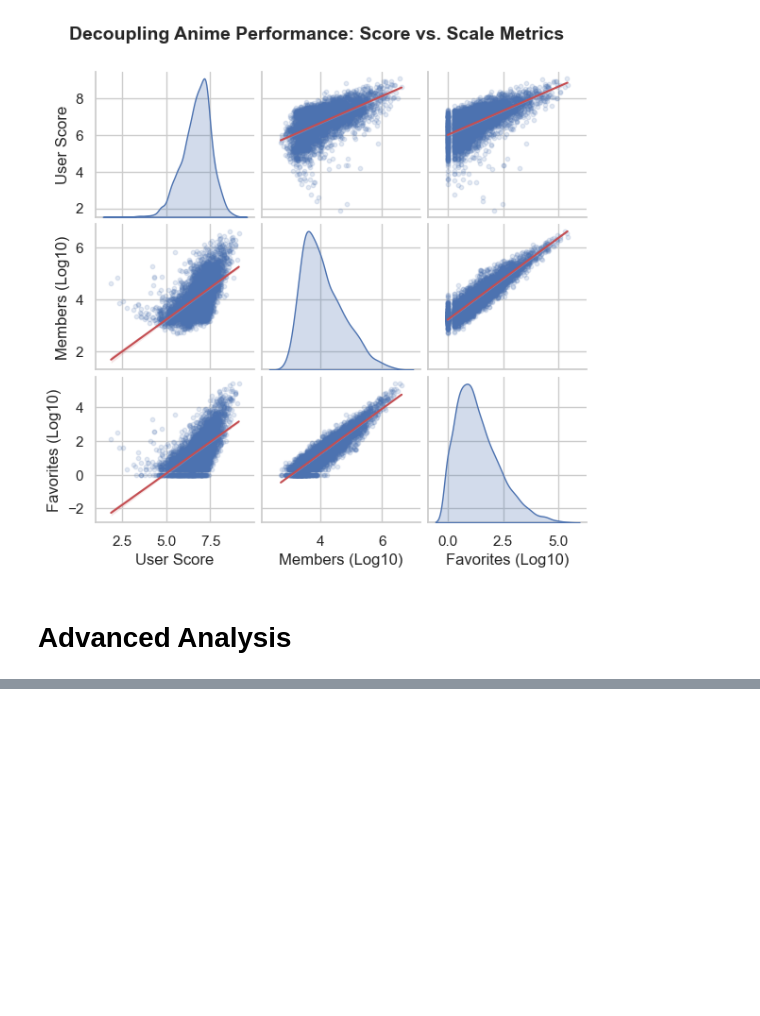
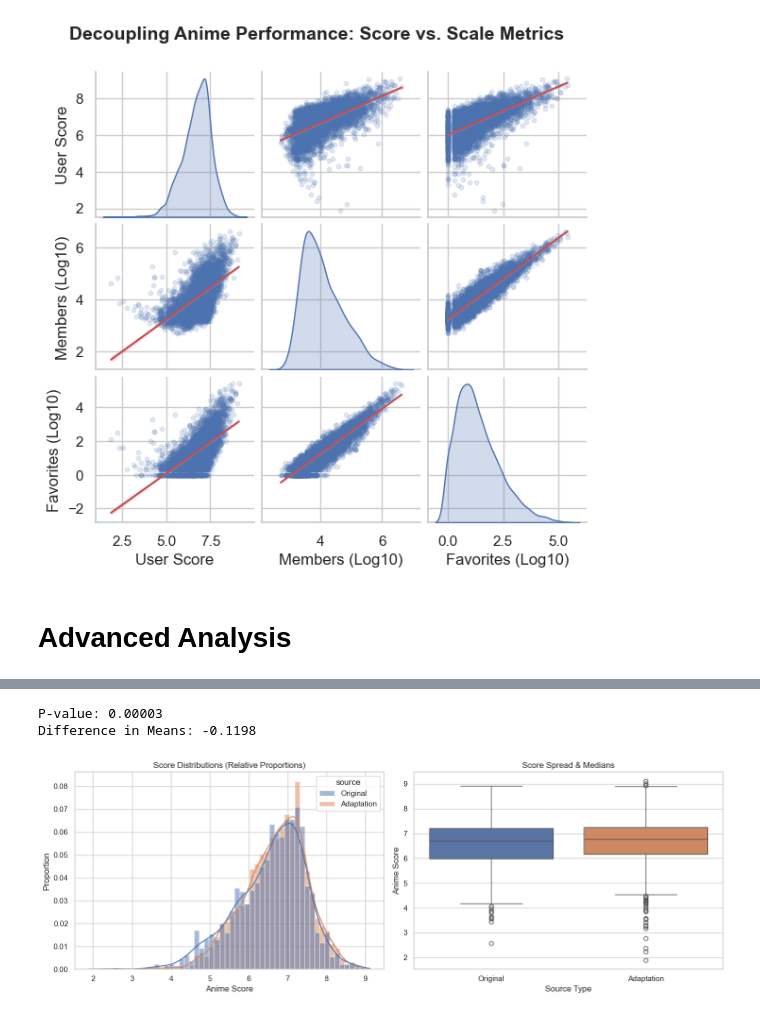
Before and after one commit to AZysk0/anime-data-analysis, a Jupyter notebook: anime_analysis_tasks.ipynb, the cells around one changed output, grey strips where cells are left out. Cells and saved outputs as stored; diff of their text form; code cells hidden in the pictures; blank space fills up the shorter version.

```diff
--- a/anime_analysis_tasks.ipynb
+++ b/anime_analysis_tasks.ipynb
@@ -938,0 +937,65 @@ underrated_anime
+# %%
+# 30. Analyze whether Originals or Adaptations score higher.
+originals_score = (
+    anime_df
+    .query('source == "Original"')['score']
+    .dropna()
+)
+
+adaptations_score = (
+    anime_df
+    .query('source != "Original"')['score']
+    .dropna()
+)
+
+# H0: originals and adaptations means are equal
+# H1: not equal
+
+# sns.histplot(anime_df, x='score', hue=anime_df['source'].apply(lambda x: 'Original' if x == 'Original' else 'Adaptation'))  # original-adaptation
+
+source_binarized = (
+    anime_df[['source', 'score']]
+    .assign(source=lambda df_step: np.where(df_step['source'] == 'Original', 'Original', 'Adaptation'))
+    .dropna()
+)
+
+originals = source_binarized[source_binarized['source'] == 'Original']['score']
+adaptations = source_binarized[source_binarized['source'] == 'Adaptation']['score']
+t_stat, p_value = stats.ttest_ind(originals, adaptations, equal_var=False)
+
+print(f"P-value: {p_value:.5f}")
+print(f"Difference in Means: {originals.mean() - adaptations.mean():.4f}")
+
+fig, axes = plt.subplots(1, 2, figsize=(14, 5))
+
+sns.histplot(
+    data=source_binarized,
+    x='score',
+    hue='source',
+    kde=True,
+    stat="proportion",
+    common_norm=False,
+    ax=axes[0]
+)
+axes[0].set_title('Score Distributions (Relative Proportions)')
+axes[0].set_xlabel('Anime Score')
+
+sns.boxplot(
+    data=source_binarized,  # Note: updated to use your main binarized dataframe
+    x='source',
+    y='score',
+    hue='source',
+    legend=False,           # Removes duplicate legend since hue is used
+    ax=axes[1]
+)
+axes[1].set_title('Score Spread & Medians')
+axes[1].set_xlabel('Source Type')
+axes[1].set_ylabel('Anime Score')
+
+plt.tight_layout()
+
+# declined H0
+# %% [output]
+P-value: 0.00003
+Difference in Means: -0.1198
+[figure, added]
```
Also changed, not shown: parts of 10 cells of this notebook.
